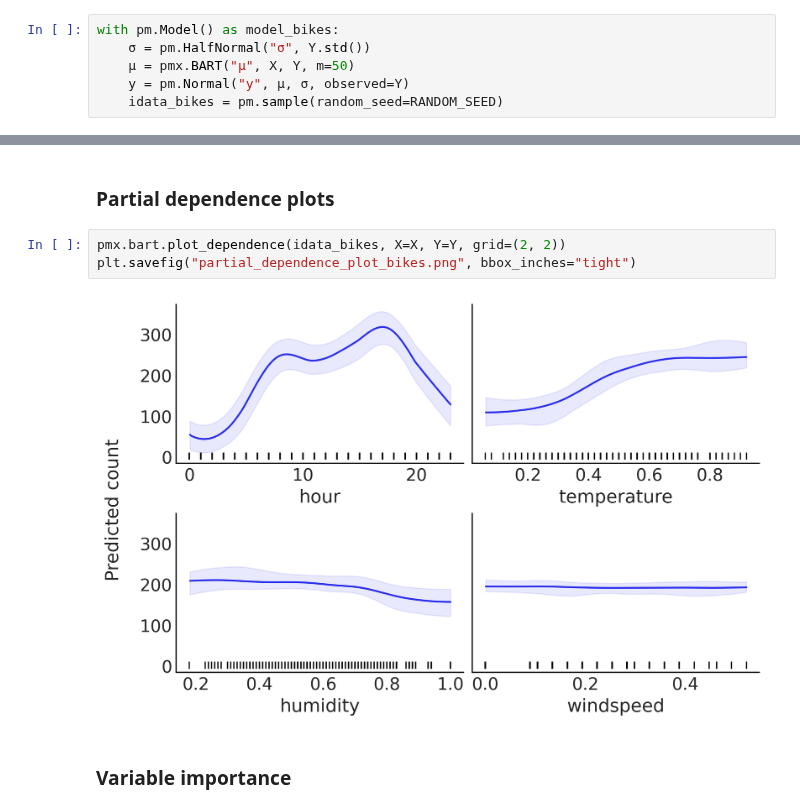
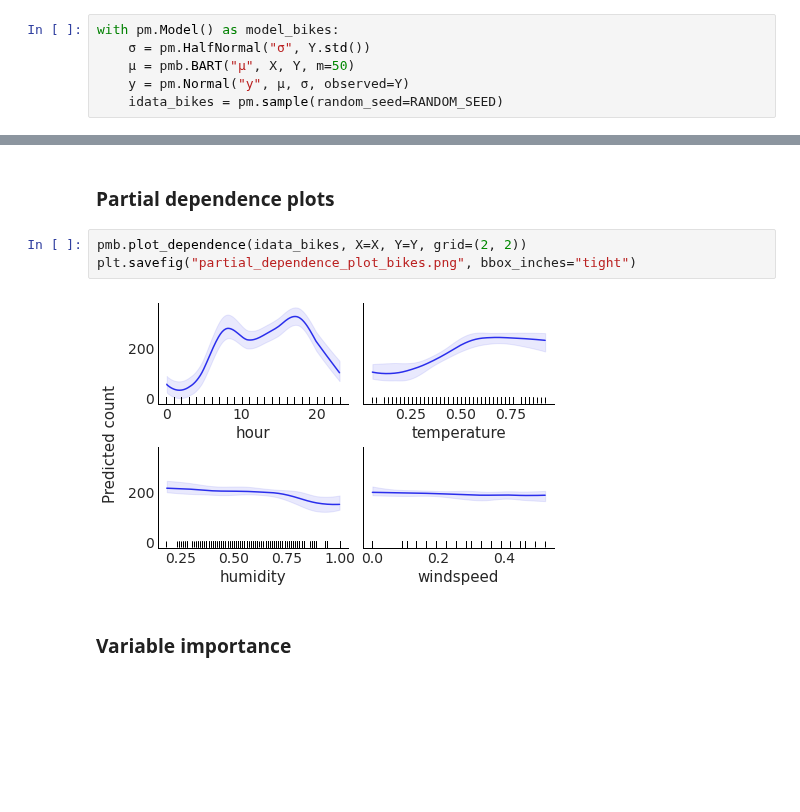
Before and after one commit to Grupo-de-modelado-probabilista/BART, a Jupyter notebook: experiments/Bikes.ipynb, the cells around one changed output, grey strips where cells are left out. Saved outputs shown, nothing was run; the diff lists cells and outputs as text; blank space fills up the shorter version.

```diff
--- a/experiments/Bikes.ipynb
+++ b/experiments/Bikes.ipynb
@@ -22,7 +22,7 @@ Y = bikes["count"]
 # %%
 with pm.Model() as model_bikes:
     σ = pm.HalfNormal("σ", Y.std())
-    μ = pmx.BART("μ", X, Y, m=50)
+    μ = pmb.BART("μ", X, Y, m=50)
     y = pm.Normal("y", μ, σ, observed=Y)
     idata_bikes = pm.sample(random_seed=RANDOM_SEED)
 # %% [output]
@@ -35,10 +35,10 @@ Sampling 4 chains for 1_000 tune and 1_000 draw iterations (4_000 + 4_000 draws
 # %% [markdown]
 ### Partial dependence plots
 # %%
-pmx.bart.plot_dependence(idata_bikes, X=X, Y=Y, grid=(2, 2))
+pmb.plot_dependence(idata_bikes, X=X, Y=Y, grid=(2, 2))
 plt.savefig("partial_dependence_plot_bikes.png", bbox_inches="tight")
 # %% [output]
-[figure, old version]
+[figure, new version]
 # %% [markdown]
 ### Variable importance
 # %%
```
Also changed, not shown: parts of 3 cells of this notebook.
